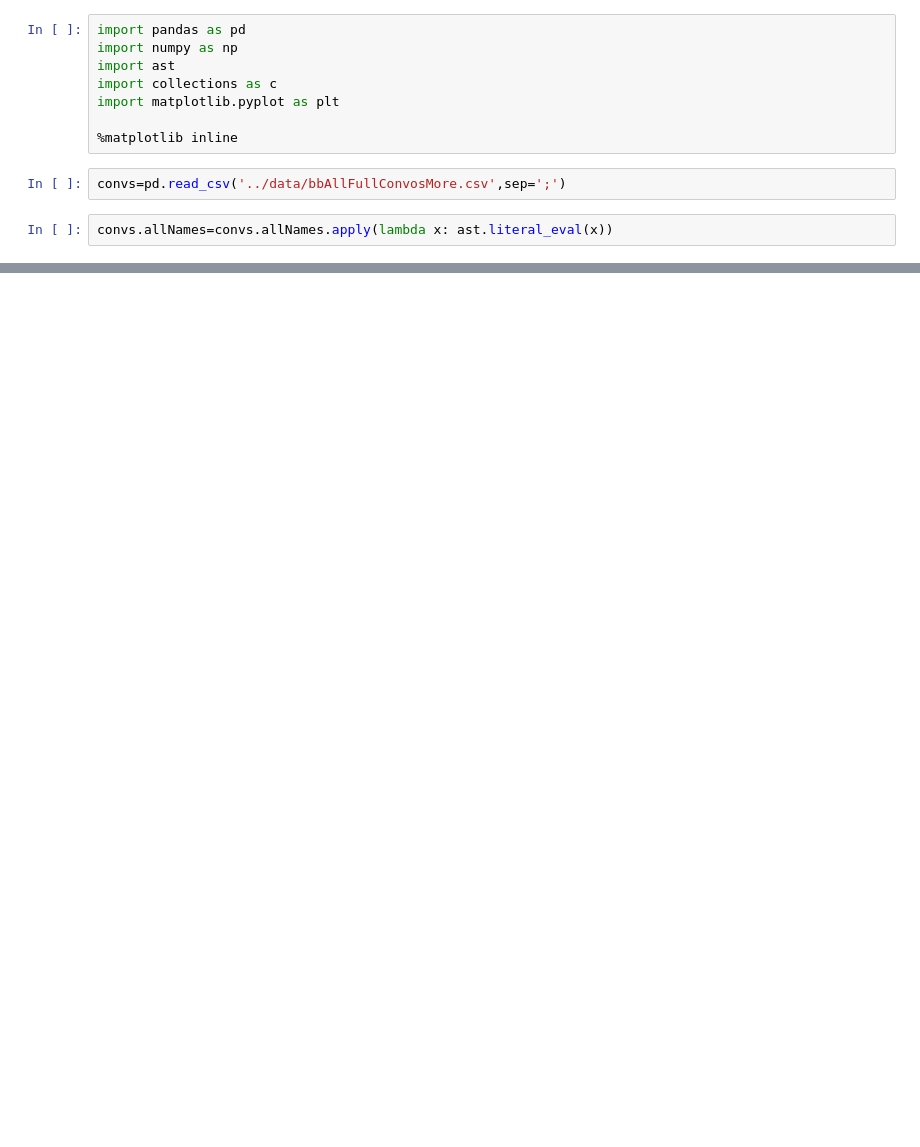
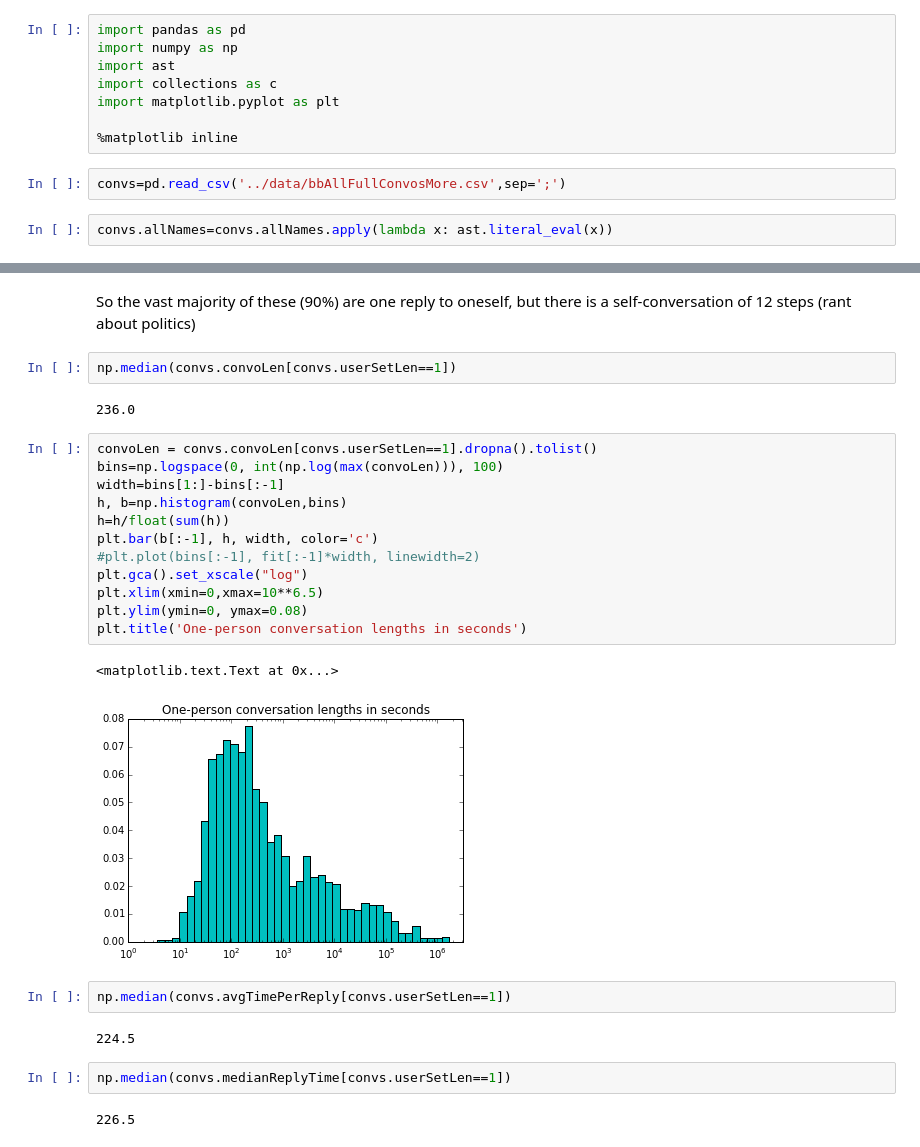
Before and after one commit to marinkala/ReplyNetworks, a Jupyter notebook: bbConversationAnalysisUsers.ipynb, the cells around one changed output, grey strips where cells are left out. Cells and saved outputs as stored; diff of their text form; blank space fills up the shorter version.

Commit message:
started user-level analysis

```diff
--- a/bbConversationAnalysisUsers.ipynb
+++ b/bbConversationAnalysisUsers.ipynb
@@ -12,0 +93,29 @@ convs.allNames=convs.allNames.apply(lambda x: ast.literal_eval(x))
+# %% [markdown]
+So the vast majority of these (90%) are one reply to oneself, but there is a self-conversation of 12 steps (rant about politics)
+# %%
+np.median(convs.convoLen[convs.userSetLen==1])
+# %% [output]
+236.0
+# %%
+convoLen = convs.convoLen[convs.userSetLen==1].dropna().tolist()
+bins=np.logspace(0, int(np.log(max(convoLen))), 100)
+width=bins[1:]-bins[:-1]
+h, b=np.histogram(convoLen,bins)
+h=h/float(sum(h))
+plt.bar(b[:-1], h, width, color='c')
+#plt.plot(bins[:-1], fit[:-1]*width, linewidth=2)
+plt.gca().set_xscale("log")
+plt.xlim(xmin=0,xmax=10**6.5)
+plt.ylim(ymin=0, ymax=0.08)
+plt.title('One-person conversation lengths in seconds')
+# %% [output]
+<matplotlib.text.Text at 0x...>
+[figure, added]
+# %%
+np.median(convs.avgTimePerReply[convs.userSetLen==1])
+# %% [output]
+224.5
+# %%
+np.median(convs.medianReplyTime[convs.userSetLen==1])
+# %% [output]
+226.5
```
Also changed, not shown: parts of 57 cells of this notebook, 1 other file.
